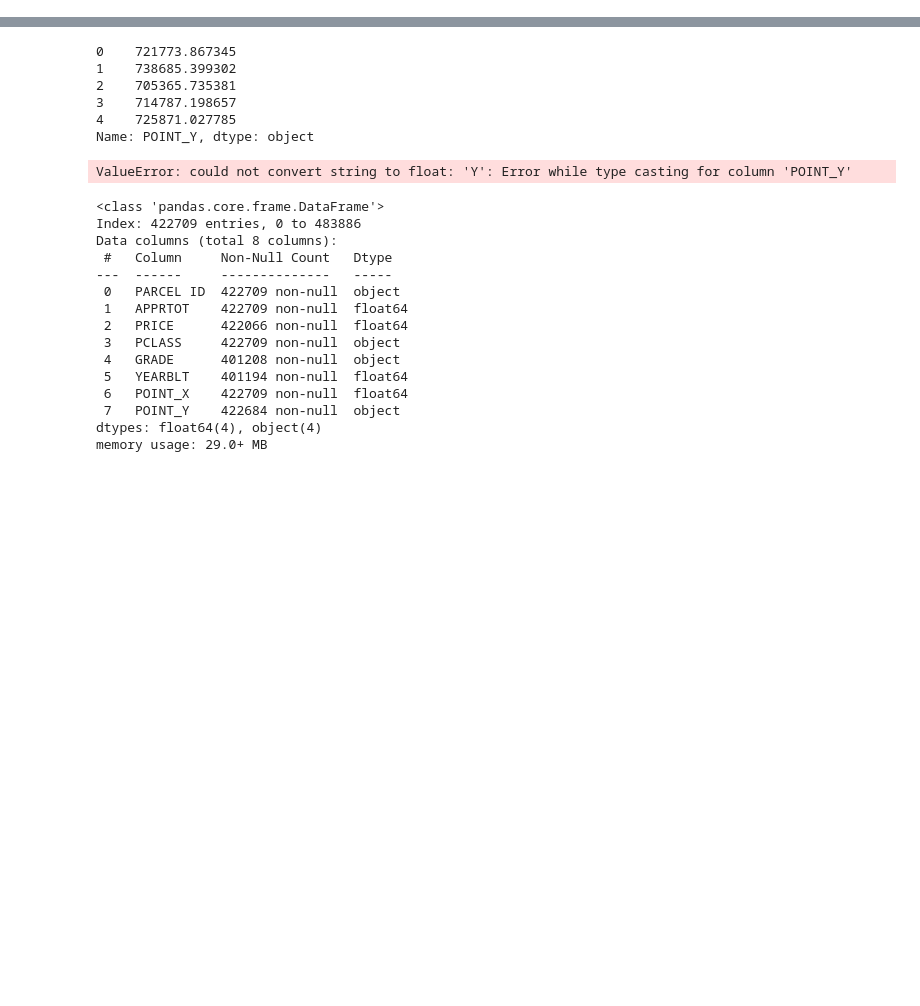
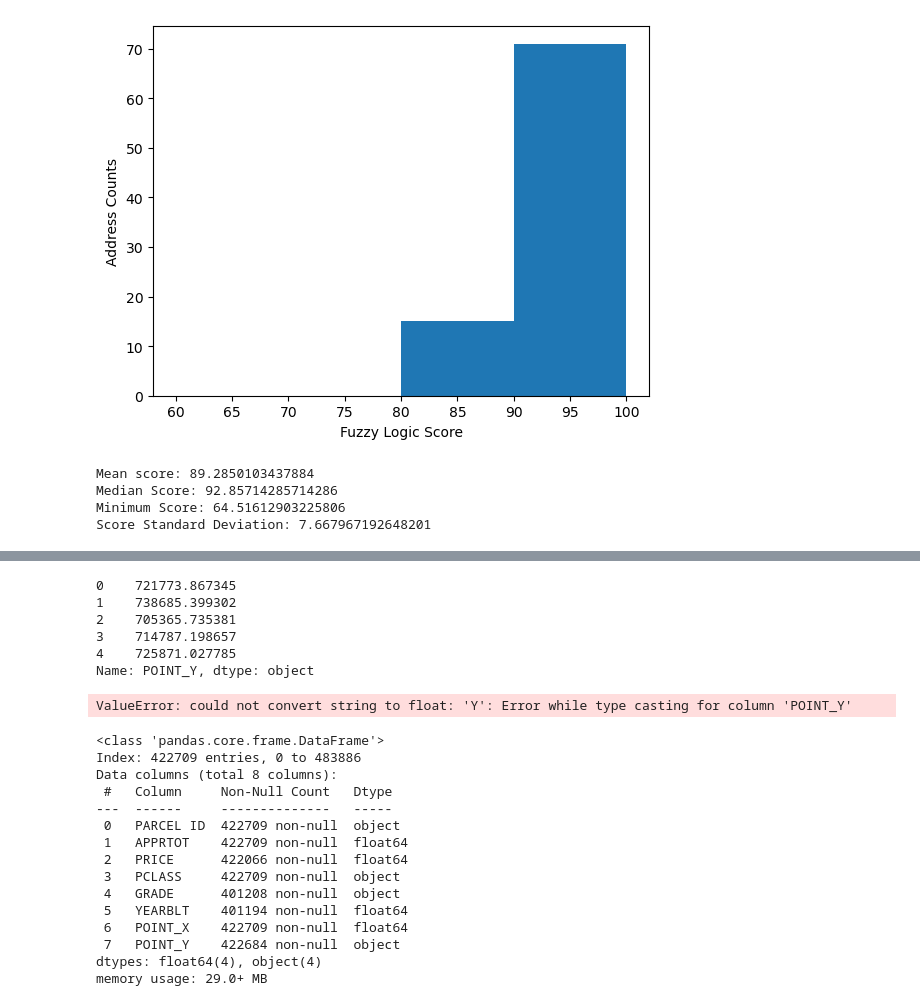
Before and after one commit to aschimmo/Erdos2025_LeadExposure, a Jupyter notebook: data_cleaning.ipynb, the cells around one changed output, grey strips where cells are left out. Cells and saved outputs as stored; diff of their text form; code cells hidden in the pictures; blank space fills up the shorter version.

Commit message:
Progress on matching addresses between two data sets.

```diff
--- a/data_cleaning.ipynb
+++ b/data_cleaning.ipynb
@@ -13,0 +154,25 @@ df = pd.read_csv(url)
+# %%
+plt.hist(non_matches_sample_df["Match Score"], bins=np.arange(60,105,10))
+plt.xlabel('Fuzzy Logic Score')
+plt.ylabel('Address Counts')
+plt.show()
+# %% [output]
+[figure, added]
+# %%
+# Extract matched addresses and scores
+non_matches_sample_df["best_match"] = [m[0] if m else None for m in matches_fuzz]
+non_matches_sample_df["match_score"] = [m[1] if m else 0 for m in matches_fuzz]
+
+#non_matches_sample_df = pd.DataFrame(non_matches_sample_df)
+
+
+
+print(f'Mean score: {np.mean(non_matches_sample_df["match_score"])}')
+print(f'Median Score: {np.median(non_matches_sample_df["match_score"])}')
+print(f'Minimum Score: {np.min(non_matches_sample_df["match_score"])}')
+print(f'Score Standard Deviation: {np.std(non_matches_sample_df["match_score"])}')
+# %% [output]
+Mean score: 89.2850103437884
+Median Score: 92.85714285714286
+Minimum Score: 64.51612903225806
+Score Standard Deviation: 7.667967192648201
```
Also changed, not shown: parts of 27 cells of this notebook, 1 other file.
